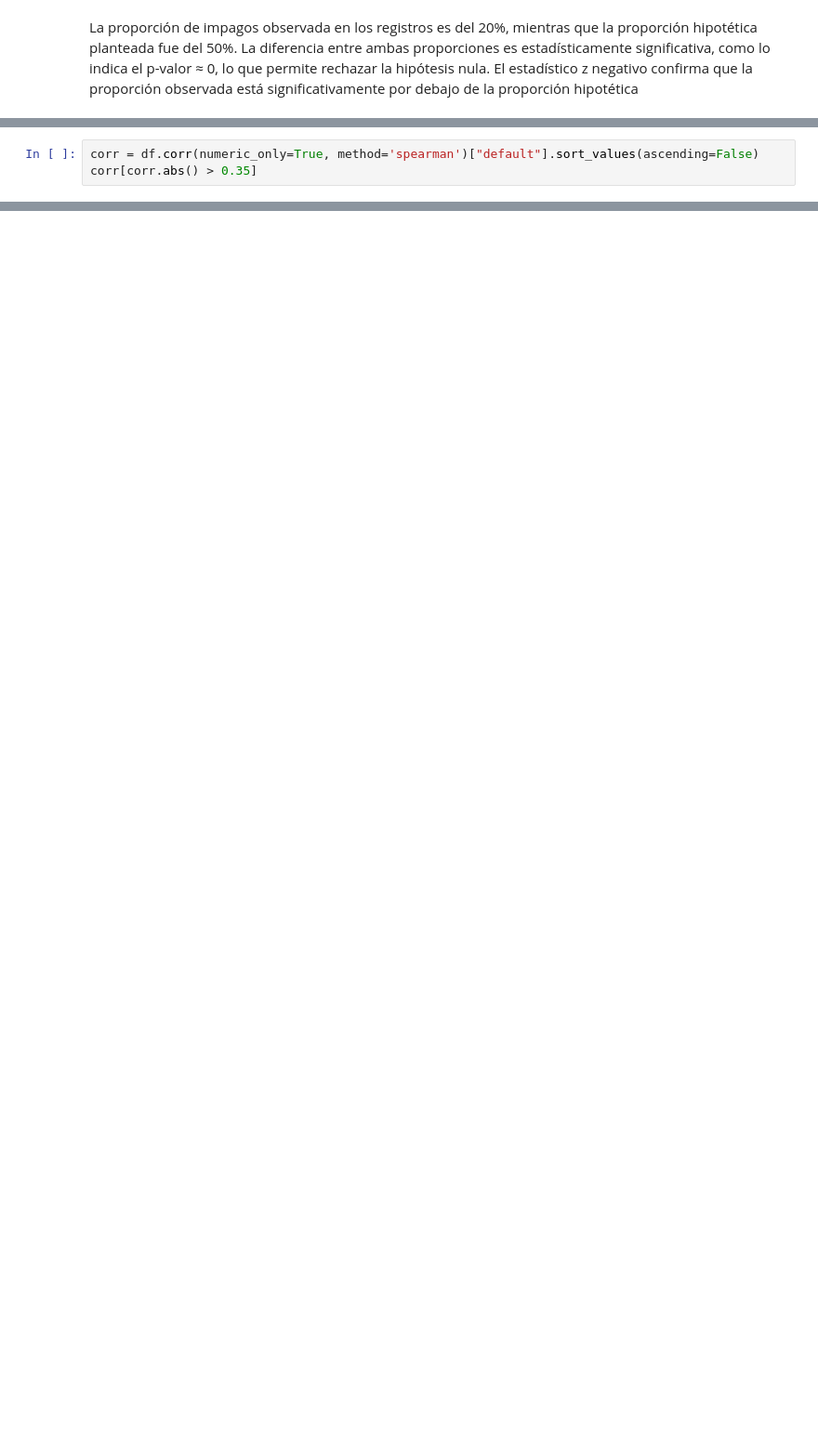
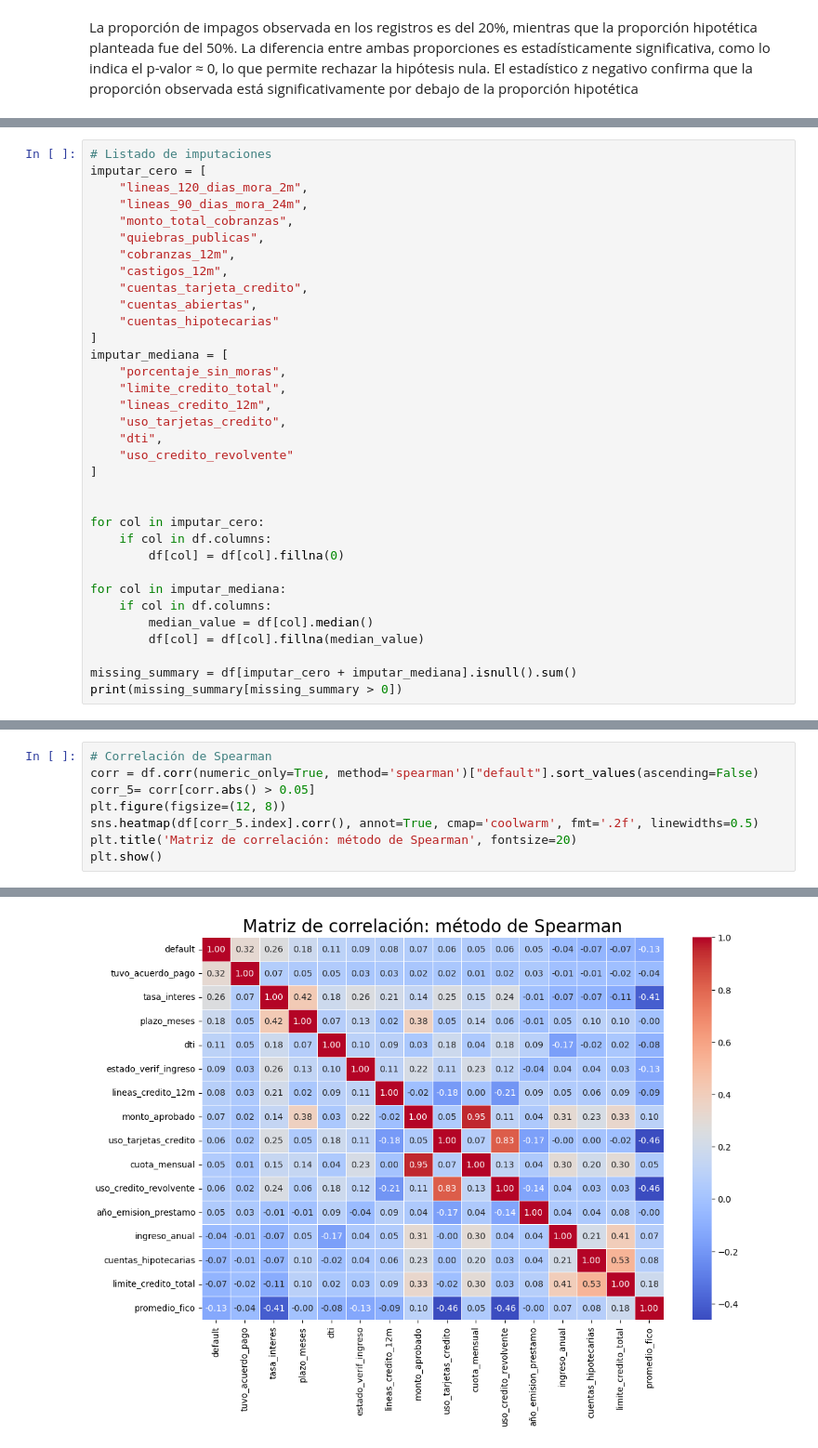
Before and after one commit to Darally06/MINI_PRY_1, a Jupyter notebook: EDA.ipynb, the cells around one changed output, grey strips where cells are left out. Shown at 93% size. Saved outputs shown, nothing was run; the diff lists cells and outputs as text; blank space fills up the shorter version.

```diff
--- a/EDA.ipynb
+++ b/EDA.ipynb
@@ -122,0 +239,34 @@ El estadístico z negativo confirma que la proporción observada está significa
+# %%
+# Listado de imputaciones
+imputar_cero = [
+    "lineas_120_dias_mora_2m",
+    "lineas_90_dias_mora_24m",
+    "monto_total_cobranzas",
+    "quiebras_publicas",
+    "cobranzas_12m",
+    "castigos_12m",
+    "cuentas_tarjeta_credito",
+    "cuentas_abiertas",
+    "cuentas_hipotecarias"
+]
+imputar_mediana = [
+    "porcentaje_sin_moras",
+    "limite_credito_total",
+    "lineas_credito_12m",
+    "uso_tarjetas_credito",
+    "dti",
+    "uso_credito_revolvente"
+]
+
+
+for col in imputar_cero:
+    if col in df.columns:
+        df[col] = df[col].fillna(0)
+
+for col in imputar_mediana:
+    if col in df.columns:
+        median_value = df[col].median()
+        df[col] = df[col].fillna(median_value)
+
+missing_summary = df[imputar_cero + imputar_mediana].isnull().sum()
+print(missing_summary[missing_summary > 0])
@@ -123,4 +279,9 @@ El estadístico z negativo confirma que la proporción observada está significa
 # %%
+# Correlación de Spearman
 corr = df.corr(numeric_only=True, method='spearman')["default"].sort_values(ascending=False)
-corr[corr.abs() > 0.35]
+corr_5= corr[corr.abs() > 0.05]
+plt.figure(figsize=(12, 8))
+sns.heatmap(df[corr_5.index].corr(), annot=True, cmap='coolwarm', fmt='.2f', linewidths=0.5)
+plt.title('Matriz de correlación: método de Spearman', fontsize=20)
+plt.show()
 # %% [output]
@@ -136,0 +288 @@ Name: default, dtype: float64
+[figure, added]
```
Also changed, not shown: parts of 61 cells of this notebook, 55 other files.
